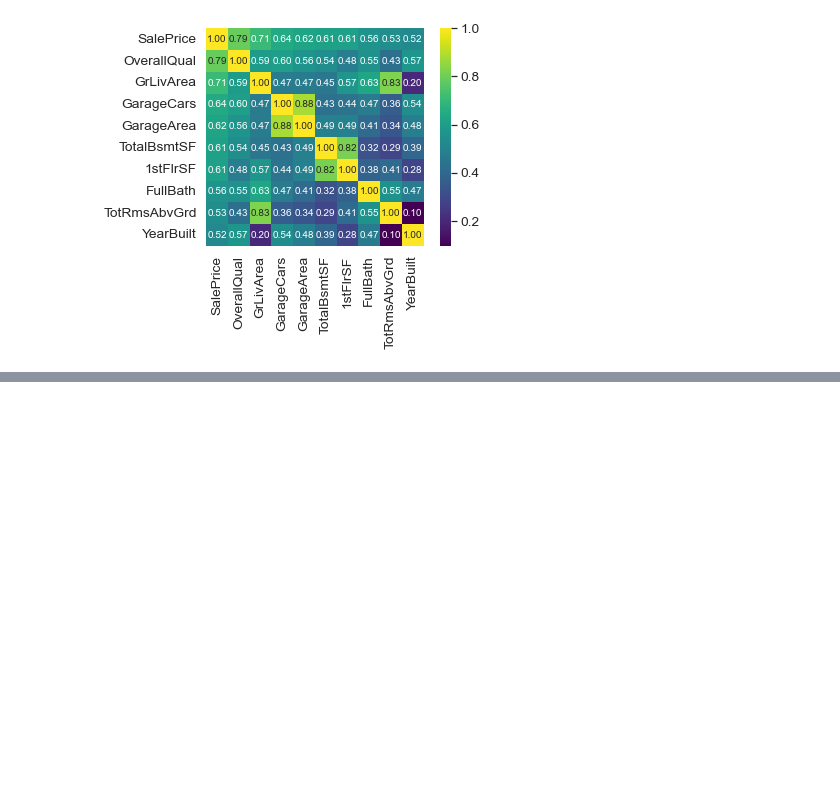
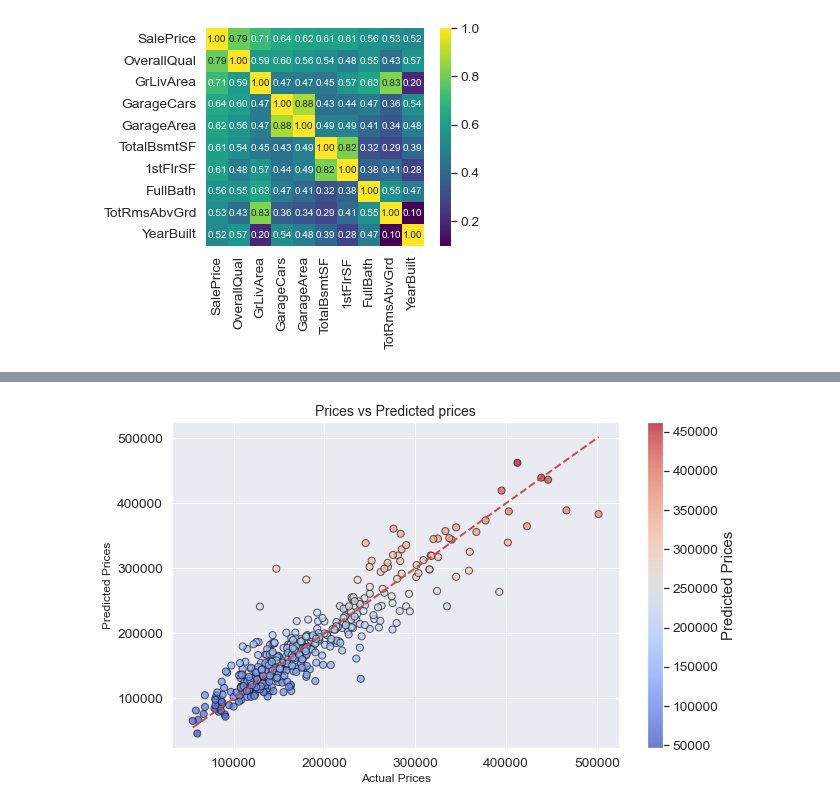
Before and after one commit to Abeermathur7/RealEstateModeling, a Jupyter notebook: RealEstatePropertyPriceFeatureAnalysis.ipynb, the cells around one changed output, grey strips where cells are left out. Cells and saved outputs as stored; diff of their text form; code cells hidden in the pictures; blank space fills up the shorter version.

```diff
--- a/RealEstatePropertyPriceFeatureAnalysis.ipynb
+++ b/RealEstatePropertyPriceFeatureAnalysis.ipynb
@@ -191 +267,20 @@ plt.show()
+# %%
+import matplotlib.pyplot as plt
+import seaborn as sns
+
+# Create a custom color palette
+palette = sns.color_palette('coolwarm', as_cmap=True)
+
+# Visualize the differences between actual prices and predicted values
+plt.figure(figsize=(10, 6))
+plt.scatter(y_test, y_test_pred, c=y_test_pred, cmap=palette, alpha=0.7, edgecolors='k', s=50)
+plt.xlabel("Actual Prices", fontsize=12)
+plt.ylabel("Predicted Prices", fontsize=12)
+plt.title("Prices vs Predicted prices", fontsize=14)
+plt.colorbar(label="Predicted Prices")
+plt.plot([min(y_test), max(y_test)], [min(y_test), max(y_test)], linestyle='--', color='r', linewidth=2)
+plt.grid(True)
+plt.show()
+# %% [output]
+[figure, added]
 # %%
```
Also changed, not shown: parts of 30 cells of this notebook.
